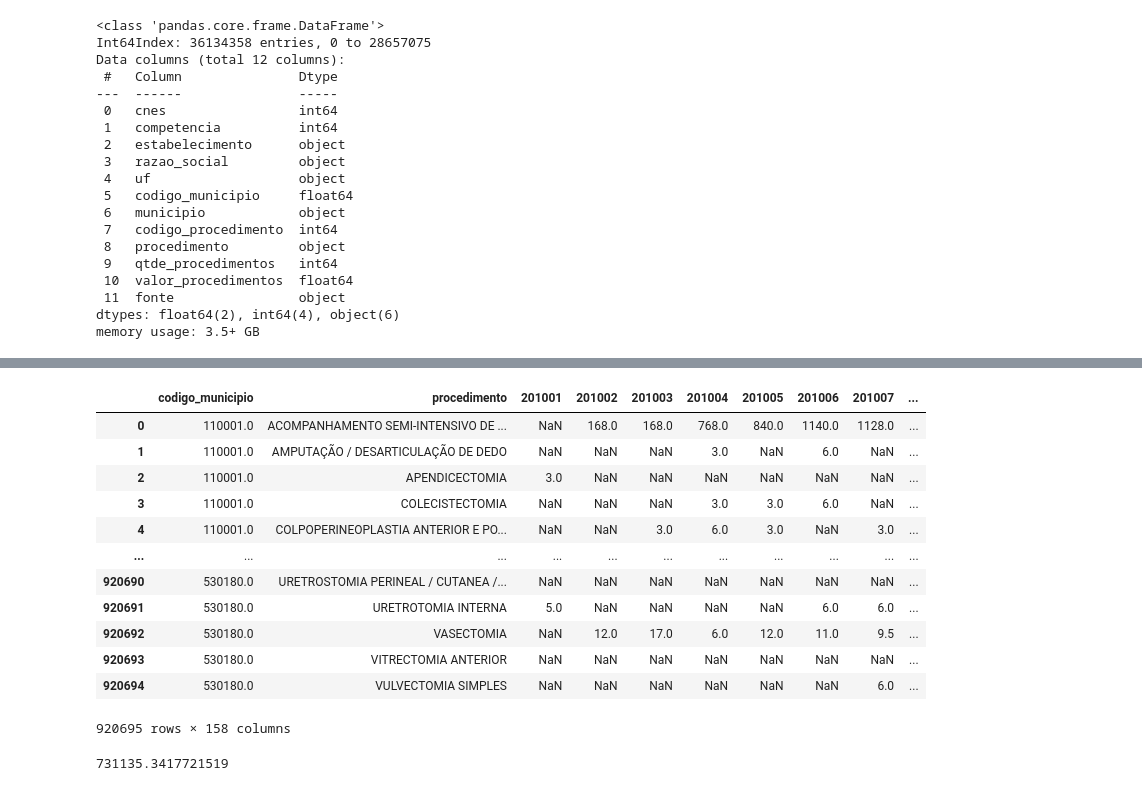
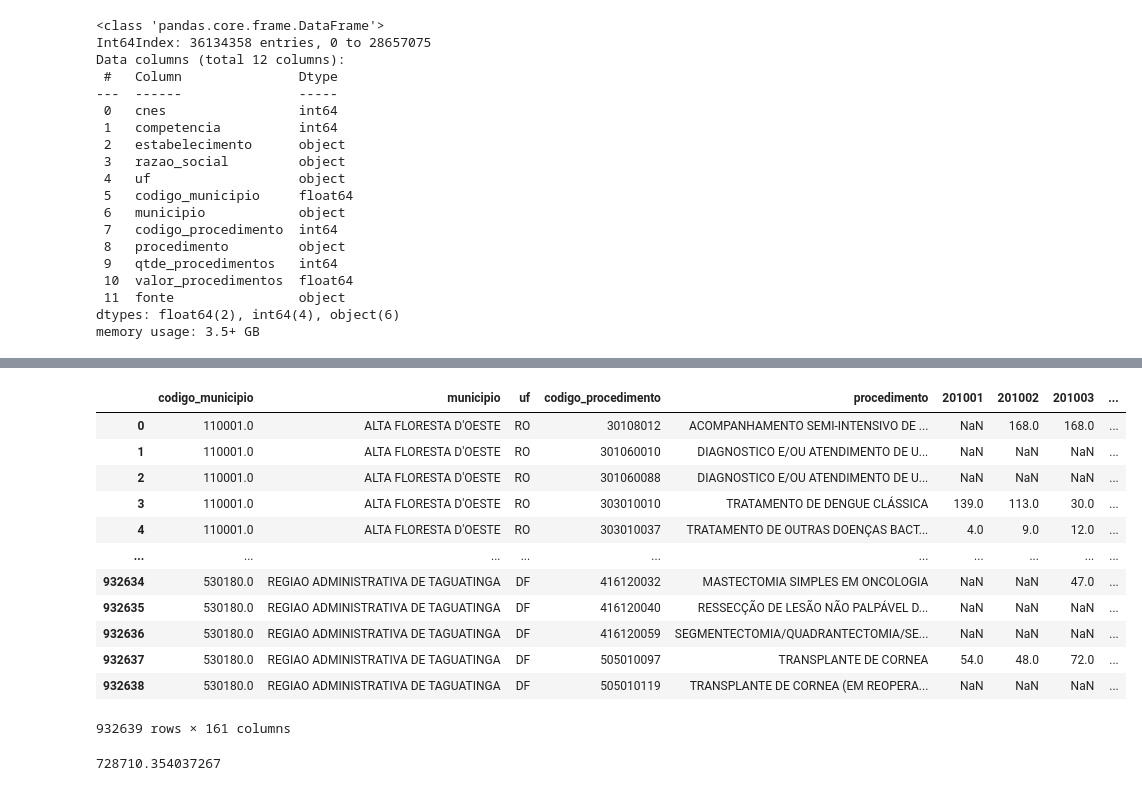
Before and after one commit to TFM-NUCLIO/iris_ai, a Jupyter notebook: tratamento_bd.ipynb, the cells around one changed output, grey strips where cells are left out. Saved outputs shown, nothing was run; the diff lists cells and outputs as text; code cells hidden in the pictures.

```diff
--- a/tratamento_bd.ipynb
+++ b/tratamento_bd.ipynb
@@ -242,3 +286,7 @@ memory usage: 3.5+ GB
 # %%
-df_qtde_proc_cnes = df_procedimentos.pivot_table(index=['cnes', 'procedimento'], columns='competencia', values='qtde_procedimentos').reset_index()
-df_qtde_proc_cnes.columns.name = None
+df_qtde_proc_mun = (
+    df_procedimentos
+    .pivot_table(index=['codigo_municipio', 'municipio', 'uf', 'codigo_procedimento', 'procedimento'], columns='competencia', values='qtde_procedimentos')
+    .reset_index()
+    .sort_index()
+)
@@ -265,19 +293,22 @@ df_qtde_proc_cnes.isna().sum().mean()
-# %%
-df_qtde_proc_mun = df_procedimentos.pivot_table(index=['codigo_municipio', 'procedimento'], columns='competencia', values='qtde_procedimentos').reset_index()
-df_qtde_proc_mun.columns.name = None
-# %%
-df_qtde_proc_mun
-# %% [output]
-|  | codigo_municipio | procedimento | 201001 | 201002 | 201003 | 201004 | 201005 | 201006 | 201007 | ... |
-| 0 | 110001.0 | ACOMPANHAMENTO SEMI-INTENSIVO DE ... | NaN | 168.0 | 168.0 | 768.0 | 840.0 | 1140.0 | 1128.0 | ... |
-| 1 | 110001.0 | AMPUTAÇÃO / DESARTICULAÇÃO DE DEDO | NaN | NaN | NaN | 3.0 | NaN | 6.0 | NaN | ... |
-| 2 | 110001.0 | APENDICECTOMIA | 3.0 | NaN | NaN | NaN | NaN | NaN | NaN | ... |
-| 3 | 110001.0 | COLECISTECTOMIA | NaN | NaN | NaN | 3.0 | 3.0 | 6.0 | NaN | ... |
-| 4 | 110001.0 | COLPOPERINEOPLASTIA ANTERIOR E PO... | NaN | NaN | 3.0 | 6.0 | 3.0 | NaN | 3.0 | ... |
-| ... | ... | ... | ... | ... | ... | ... | ... | ... | ... | ... |
-| 920690 | 530180.0 | URETROSTOMIA PERINEAL / CUTANEA /... | NaN | NaN | NaN | NaN | NaN | NaN | NaN | ... |
-| 920691 | 530180.0 | URETROTOMIA INTERNA | 5.0 | NaN | NaN | NaN | NaN | 6.0 | 6.0 | ... |
-| 920692 | 530180.0 | VASECTOMIA | NaN | 12.0 | 17.0 | 6.0 | 12.0 | 11.0 | 9.5 | ... |
-| 920693 | 530180.0 | VITRECTOMIA ANTERIOR | NaN | NaN | NaN | NaN | NaN | NaN | NaN | ... |
-| 920694 | 530180.0 | VULVECTOMIA SIMPLES | NaN | NaN | NaN | NaN | NaN | NaN | 6.0 | ... |
-920695 rows × 158 columns
+# %%
+# Convertendo o índice "date" em uma coluna
+df_qtde_proc_mun = df_qtde_proc_mun.reset_index()
+
+# Removendo o nome da coluna "variable" da primeira linha
+df_qtde_proc_mun = df_qtde_proc_mun.rename_axis(None, axis=1)
+df_qtde_proc_mun  = df_qtde_proc_mun.drop('index', axis =1)
+df_qtde_proc_mun
+# %% [output]
+|  | codigo_municipio | municipio | uf | codigo_procedimento | procedimento | 201001 | 201002 | 201003 | ... |
+| 0 | 110001.0 | ALTA FLORESTA D'OESTE | RO | 30108012 | ACOMPANHAMENTO SEMI-INTENSIVO DE ... | NaN | 168.0 | 168.0 | ... |
+| 1 | 110001.0 | ALTA FLORESTA D'OESTE | RO | 301060010 | DIAGNOSTICO E/OU ATENDIMENTO DE U... | NaN | NaN | NaN | ... |
+| 2 | 110001.0 | ALTA FLORESTA D'OESTE | RO | 301060088 | DIAGNOSTICO E/OU ATENDIMENTO DE U... | NaN | NaN | NaN | ... |
+| 3 | 110001.0 | ALTA FLORESTA D'OESTE | RO | 303010010 | TRATAMENTO DE DENGUE CLÁSSICA | 139.0 | 113.0 | 30.0 | ... |
+| 4 | 110001.0 | ALTA FLORESTA D'OESTE | RO | 303010037 | TRATAMENTO DE OUTRAS DOENÇAS BACT... | 4.0 | 9.0 | 12.0 | ... |
+| ... | ... | ... | ... | ... | ... | ... | ... | ... | ... |
+| 932634 | 530180.0 | REGIAO ADMINISTRATIVA DE TAGUATINGA | DF | 416120032 | MASTECTOMIA SIMPLES EM ONCOLOGIA | NaN | NaN | 47.0 | ... |
+| 932635 | 530180.0 | REGIAO ADMINISTRATIVA DE TAGUATINGA | DF | 416120040 | RESSECÇÃO DE LESÃO NÃO PALPÁVEL D... | NaN | NaN | NaN | ... |
+| 932636 | 530180.0 | REGIAO ADMINISTRATIVA DE TAGUATINGA | DF | 416120059 | SEGMENTECTOMIA/QUADRANTECTOMIA/SE... | NaN | NaN | NaN | ... |
+| 932637 | 530180.0 | REGIAO ADMINISTRATIVA DE TAGUATINGA | DF | 505010097 | TRANSPLANTE DE CORNEA | 54.0 | 48.0 | 72.0 | ... |
+| 932638 | 530180.0 | REGIAO ADMINISTRATIVA DE TAGUATINGA | DF | 505010119 | TRANSPLANTE DE CORNEA (EM REOPERA... | NaN | NaN | NaN | ... |
+932639 rows × 161 columns
@@ -284,4 +317,4 @@ df_qtde_proc_mun
 # %%
 df_qtde_proc_mun.isna().sum().mean()
 # %% [output]
-731135.3417721519
+728710.354037267
```
Also changed, not shown: parts of 34 cells of this notebook.
